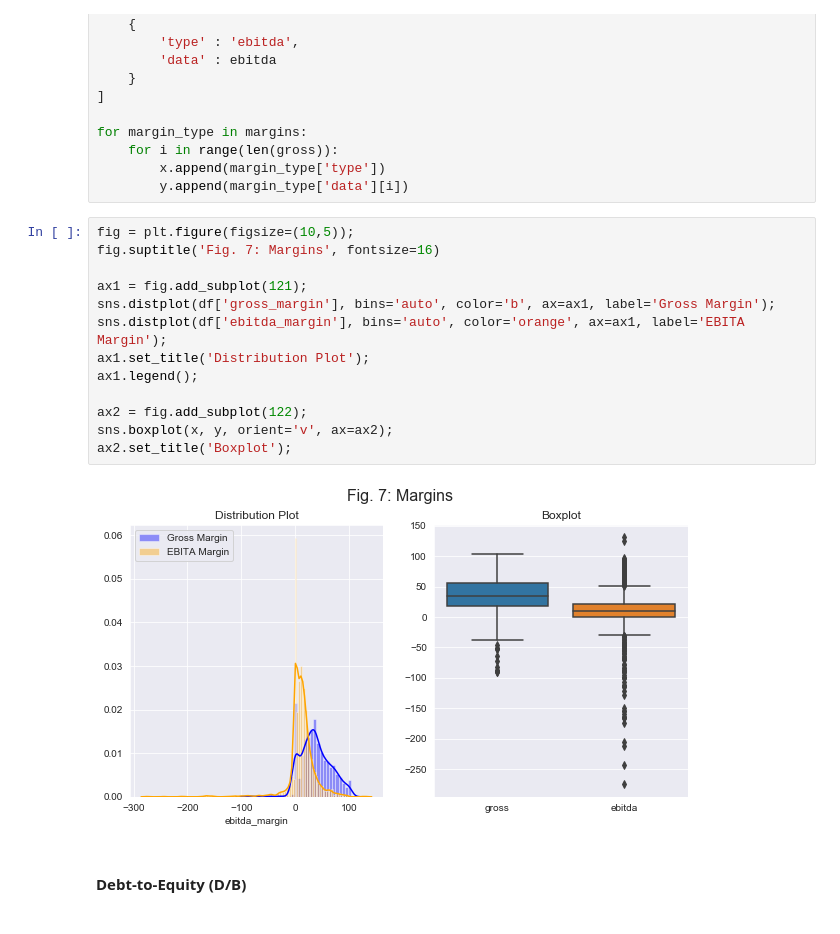
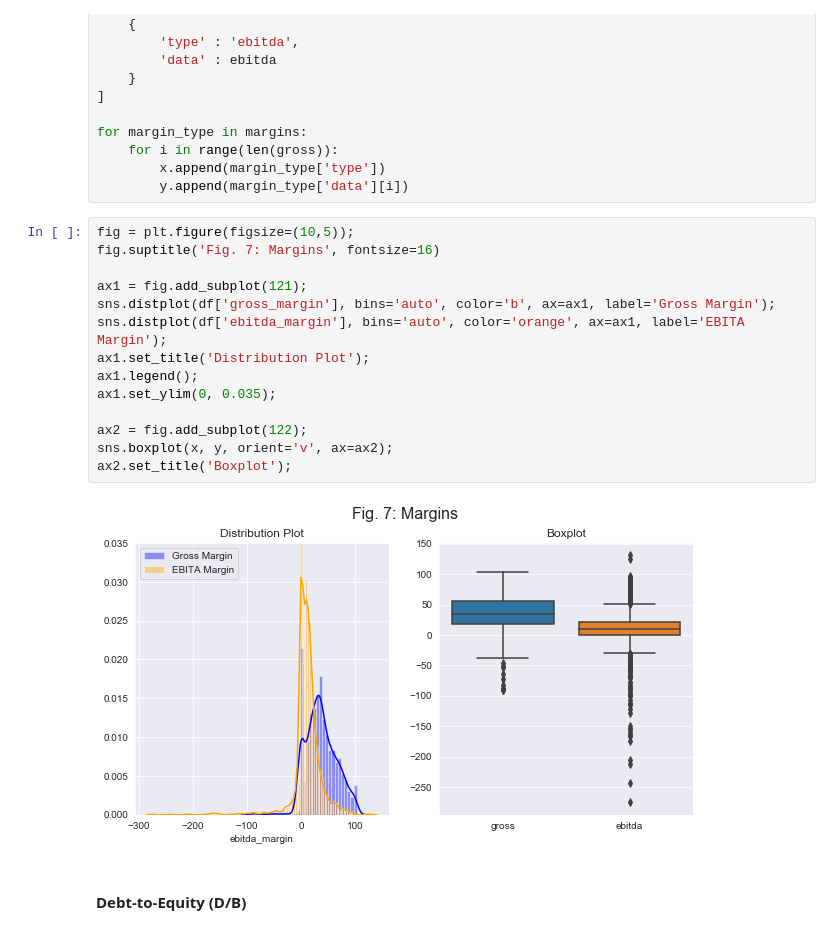
Before and after one commit to jprinfret/stock_classifier, a Jupyter notebook: exploratory_data_analysis.ipynb, the cells around one changed output. Cells and saved outputs as stored; diff of their text form.

```diff
--- a/exploratory_data_analysis.ipynb
+++ b/exploratory_data_analysis.ipynb
@@ -501,18 +500,19 @@ for margin_type in margins:
 # %%
 fig = plt.figure(figsize=(10,5));
 fig.suptitle('Fig. 7: Margins', fontsize=16)
 
 ax1 = fig.add_subplot(121);
 sns.distplot(df['gross_margin'], bins='auto', color='b', ax=ax1, label='Gross Margin');
 sns.distplot(df['ebitda_margin'], bins='auto', color='orange', ax=ax1, label='EBITA Margin');
 ax1.set_title('Distribution Plot');
 ax1.legend();
+ax1.set_ylim(0, 0.035);
 
 ax2 = fig.add_subplot(122);
 sns.boxplot(x, y, orient='v', ax=ax2);
 ax2.set_title('Boxplot');
 # %% [output]
-[figure, old version]
+[figure, new version]
 # %% [markdown]
 #### Debt-to-Equity (D/B)
 # %%
```
Also changed, not shown: parts of 2 cells of this notebook, 2 other files.
